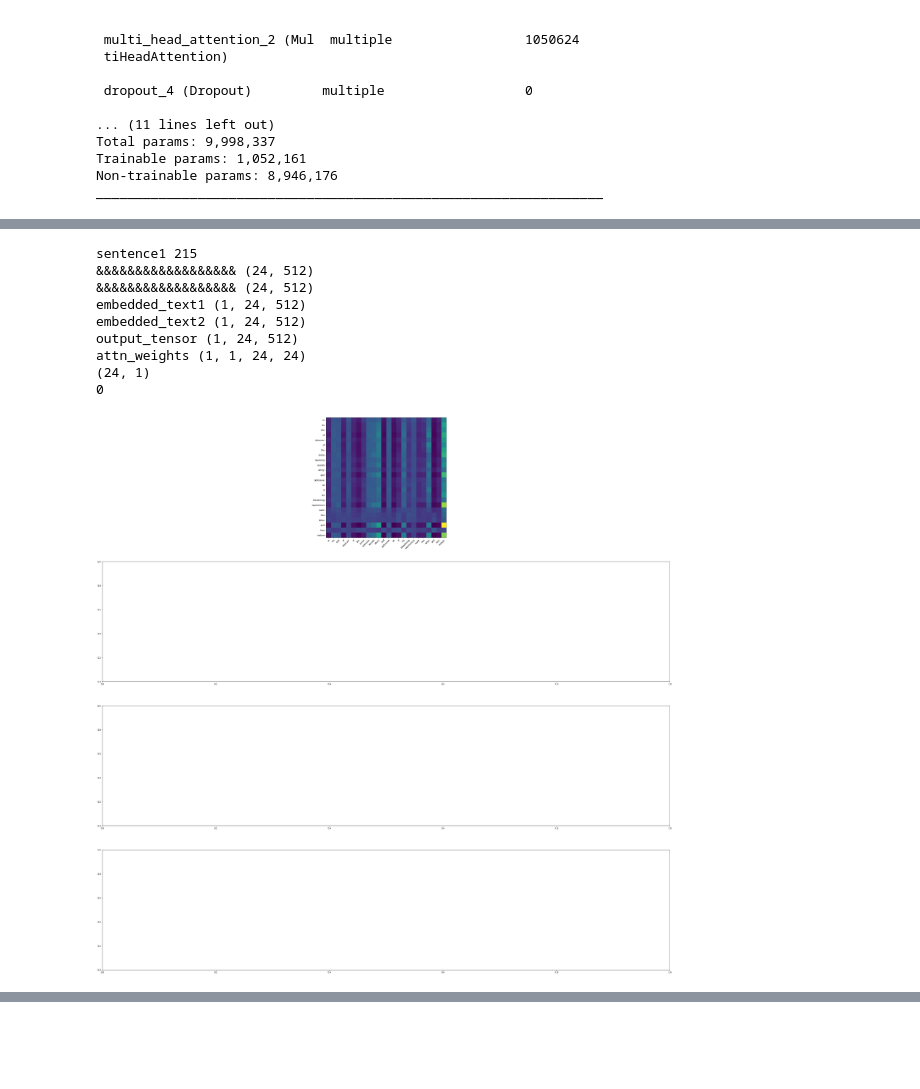
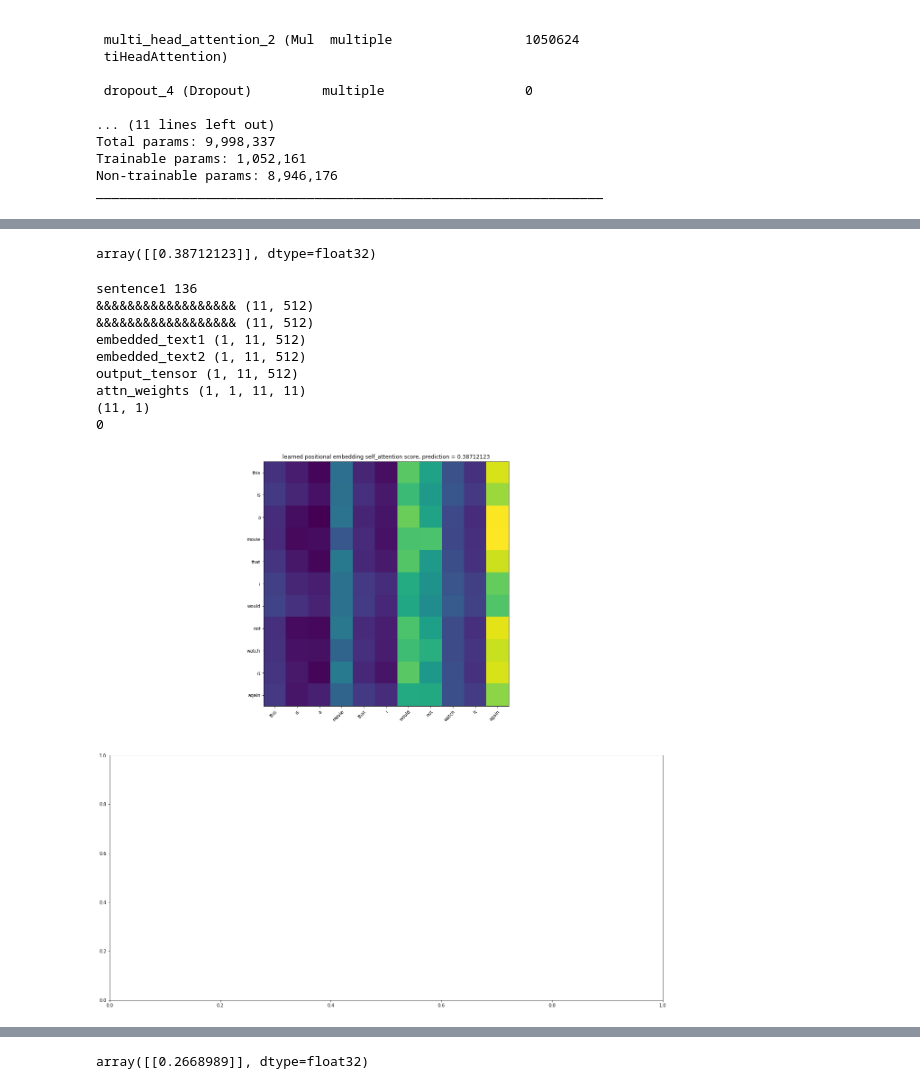
Before and after one commit to shahriarshayesteh/CPSC_540_NLP_Project, a Jupyter notebook: what_is_attention.ipynb, the cells around one changed output, grey strips where cells are left out. Saved outputs shown, nothing was run; the diff lists cells and outputs as text; code cells hidden in the pictures; blank space fills up the shorter version.

```diff
--- a/what_is_attention.ipynb
+++ b/what_is_attention.ipynb
@@ -557,7 +557,7 @@ class Attension_visulaizer():
 
 
 
-  def evaluateAndShowAttention(self,sentence1, sentence2 =None, attension_heads = None):
+  def evaluateAndShowAttention(self,sentence1, sentence2 =None, attension_heads = None,msg = ''):
 
     if sentence2 == None:
       sentence2 = sentence1
@@ -578,7 +578,7 @@ class Attension_visulaizer():
     # just squeez the first dimension to plot it using showAttention function
     attentions_numpy1 = attentions_numpy.transpose((0, 2,3,1))[0,:,:,:]
 
-    self.showAttention(tkn_sen1, tkn_sen2, attentions_numpy1,attension_heads)
+    self.showAttention(tkn_sen1, tkn_sen2, attentions_numpy1,attension_heads,msg)
 
     self.attention_head(attentions_numpy,tkn_sen1)
 
@@ -586,7 +586,7 @@ class Attension_visulaizer():
 
     # return  output_tensor,attn_weights
 
-  def showAttention(self,input_sentence, output_words, attentions,attension_heads = None):
+  def showAttention(self,input_sentence, output_words, attentions,attension_heads = None,msg = ""):
 
     if attension_heads != None:
 
@@ -600,7 +600,7 @@ class Attension_visulaizer():
        plt_range = w.shape[2]
 
     print(w[1].shape)
-    fig, axes = plt.subplots(nrows = 4, ncols = 1, figsize = (2*len(input_sentence), 2*len(output_words)), facecolor = "w")
+    fig, axes = plt.subplots(nrows = 2, ncols = 1, figsize = (2*len(input_sentence), 2*len(output_words)), facecolor = "w")
 
     for i in range(plt_range):
       print(i)
@@ -609,6 +609,7 @@ class Attension_visulaizer():
       axes[i].set_yticklabels(input_sentence)
       axes[i].set_xticks(np.arange(len(input_sentence)))
       axes[i].set_xticklabels(input_sentence)
+      axes[i].set_title(msg)
       plt.setp(axes[i].get_xticklabels(), rotation=45, ha="right",
             rotation_mode="anchor")
 
@@ -672,0 +674,18 @@ in his role of observer of the scene lawrence sounds whiny and defensive as if h
+# %%
+import random
+
+text = "this is a movie that I would not watch it again"
+
+def random_text(text):
+  # Random Example Text
+  vectorized_text =vectorize_layer(text)
+  print("vectorized_text",vectorized_text)
+
+  # key_list = list(word_index.keys())
+  actual_text = [key_list[ind] for ind in vectorized_text]
+  text = " ".join(actual_text)
+  print(text)
+
+  return text
+
+text = random_text(text)
@@ -717,28 +749,31 @@ def get_learned_positional(model):
   return emb,pos_emb,att
 
 emb,pos_emb,att = get_learned_positional(attn_model_learned_positional)
+attn_model_learned_positional.predict(vectorize_layer(tf.expand_dims(text,0)))
+# %% [output]
+array([[0.38712123]], dtype=float32)
 # %%
 import matplotlib.pyplot as plt
 #https://pytorch.org/tutorials/intermediate/seq2seq_translation_tutorial.html
 
 
 # attn_no_positional = attn_model_no_positional.get_model_layer(1)
 
 # emb,pos_emb,att
 vis = Attension_visulaizer(emb, att,pos_emb = pos_emb)
 actual_text = text
-vis.evaluateAndShowAttention(actual_text, attension_heads = None)
+vis.evaluateAndShowAttention(actual_text, attension_heads = None,msg = "learned positional embedding self_attention score, prediction = 0.38712123")
 # %% [output]
-sentence1 215
-&&&&&&&&&&&&&&&&&& (24, 512)
-&&&&&&&&&&&&&&&&&& (24, 512)
-embedded_text1 (1, 24, 512)
-embedded_text2 (1, 24, 512)
-output_tensor (1, 24, 512)
-attn_weights (1, 1, 24, 24)
-(24, 1)
+sentence1 136
+&&&&&&&&&&&&&&&&&& (11, 512)
+&&&&&&&&&&&&&&&&&& (11, 512)
+embedded_text1 (1, 11, 512)
+embedded_text2 (1, 11, 512)
+output_tensor (1, 11, 512)
+attn_weights (1, 1, 11, 11)
+(11, 1)
 0
-[figure, old version]
+[figure, new version]
 [interactive output not drawn]
 [interactive output not drawn]
 [interactive output not drawn]
@@ -754,6 +789,10 @@ def get_sinusiodal_emb(model):
   return token_embeddings,att
 
 token_embeddings,att = get_sinusiodal_emb(attn_model_sinusoidal_positional)
+
+attn_model_sinusoidal_positional.predict(vectorize_layer(tf.expand_dims(text,0)))
+# %% [output]
+array([[0.2668989]], dtype=float32)
 # %%
 import matplotlib.pyplot as plt
 #https://pytorch.org/tutorials/intermediate/seq2seq_translation_tutorial.html
```
Also changed, not shown: parts of 13 cells of this notebook.
